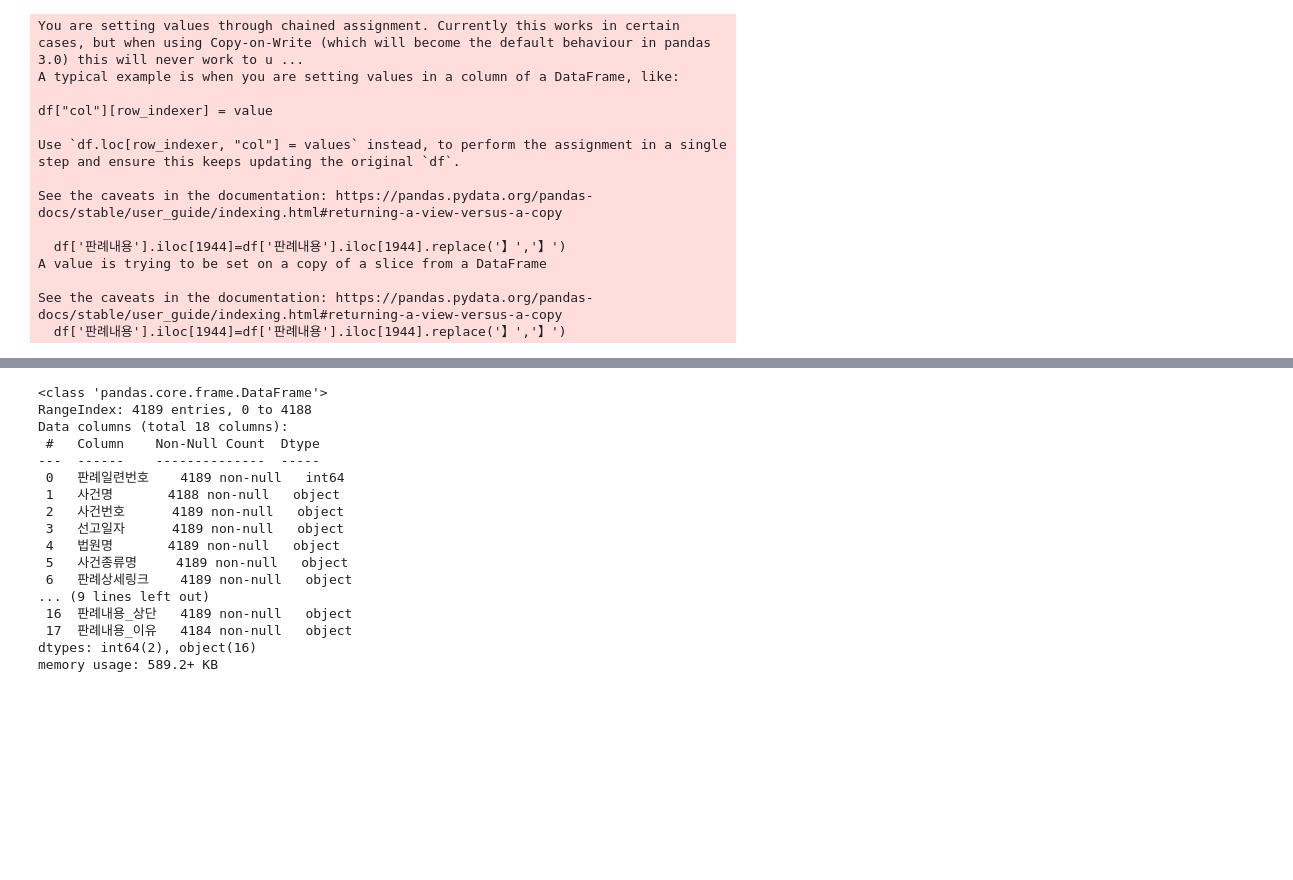
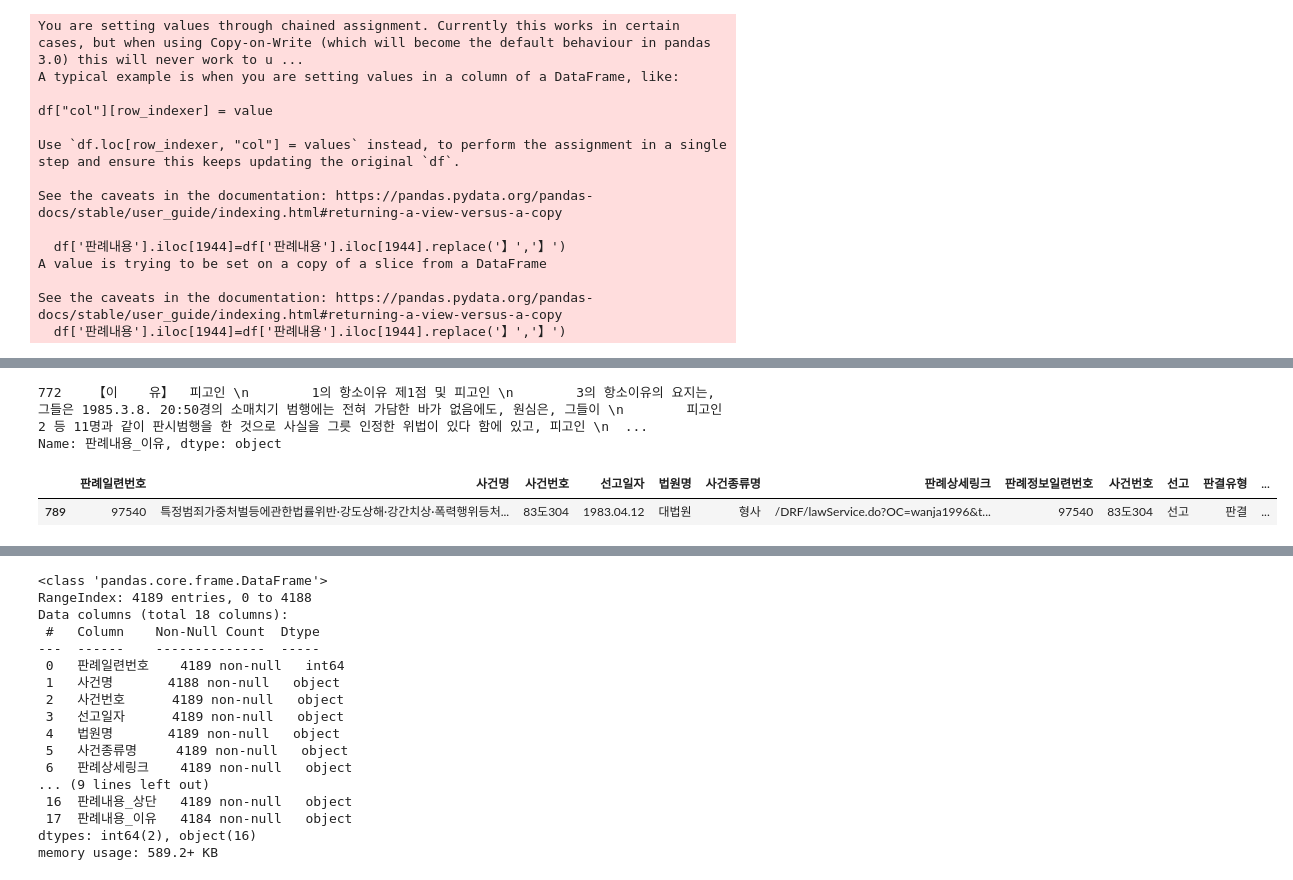
Before and after one commit to sesac-NoF/NoF, a Jupyter notebook: 12.KoBeRT_Try.ipynb, the cells around one changed output, grey strips where cells are left out. Saved outputs shown, nothing was run; the diff lists cells and outputs as text; code cells hidden in the pictures; blank space fills up the shorter version.

Commit message:
판례내용_이유 전처리 오류 수정

```diff
--- a/12.KoBeRT_Try.ipynb
+++ b/12.KoBeRT_Try.ipynb
@@ -70,7 +86,19 @@ df_split = df.copy()
 
 # '【이' 앞부분과 '【이'를 포함한 뒷부분으로 나누는 코드
 df_split['판례내용_상단'] = df['판례내용'].str.split('【이').str[0]
-df_split['판례내용_이유'] = df['판례내용'].str.extract(r'(【이.*)')
+df_split['판례내용_이유'] = df['판례내용'].str.extract(r'(【이.*)', flags=re.DOTALL)
+# %%
+pd.set_option('display.max_colwidth', None) # 열의 내용 길이를 제한하지 않도록
+# %%
+df_split['판례내용_이유'][df_split['판례일련번호']==76355]
+# %% [output]
+772    【이    유】  피고인 \n        1의 항소이유 제1점 및 피고인 \n        3의 항소이유의 요지는, 그들은 1985.3.8. 20:50경의 소매치기 범행에는 전혀 가담한 바가 없음에도, 원심은, 그들이 \n        피고인 2 등 11명과 같이 판시범행을 한 것으로 사실을 그릇 인정한 위법이 있다 함에 있고, 피고인 \n  ...
+Name: 판례내용_이유, dtype: object
+# %%
+df_split[df_split['판례일련번호']==97540]
+# %% [output]
+|  | 판례일련번호 | 사건명 | 사건번호 | 선고일자 | 법원명 | 사건종류명 | 판례상세링크 | 판례정보일련번호 | 사건번호 | 선고 | 판결유형 | ... |
+| 789 | 97540 | 특정범죄가중처벌등에관한법률위반·강도상해·강간치상·폭력행위등처... | 83도304 | 1983.04.12 | 대법원 | 형사 | /DRF/lawService.do?OC=wanja1996&t... | 97540 | 83도304 | 선고 | 판결 | ... |
 # %%
 df_split[df_split['판례내용_이유'].isnull()]
 # %% [output]
```
Also changed, not shown: parts of 2 cells of this notebook.
